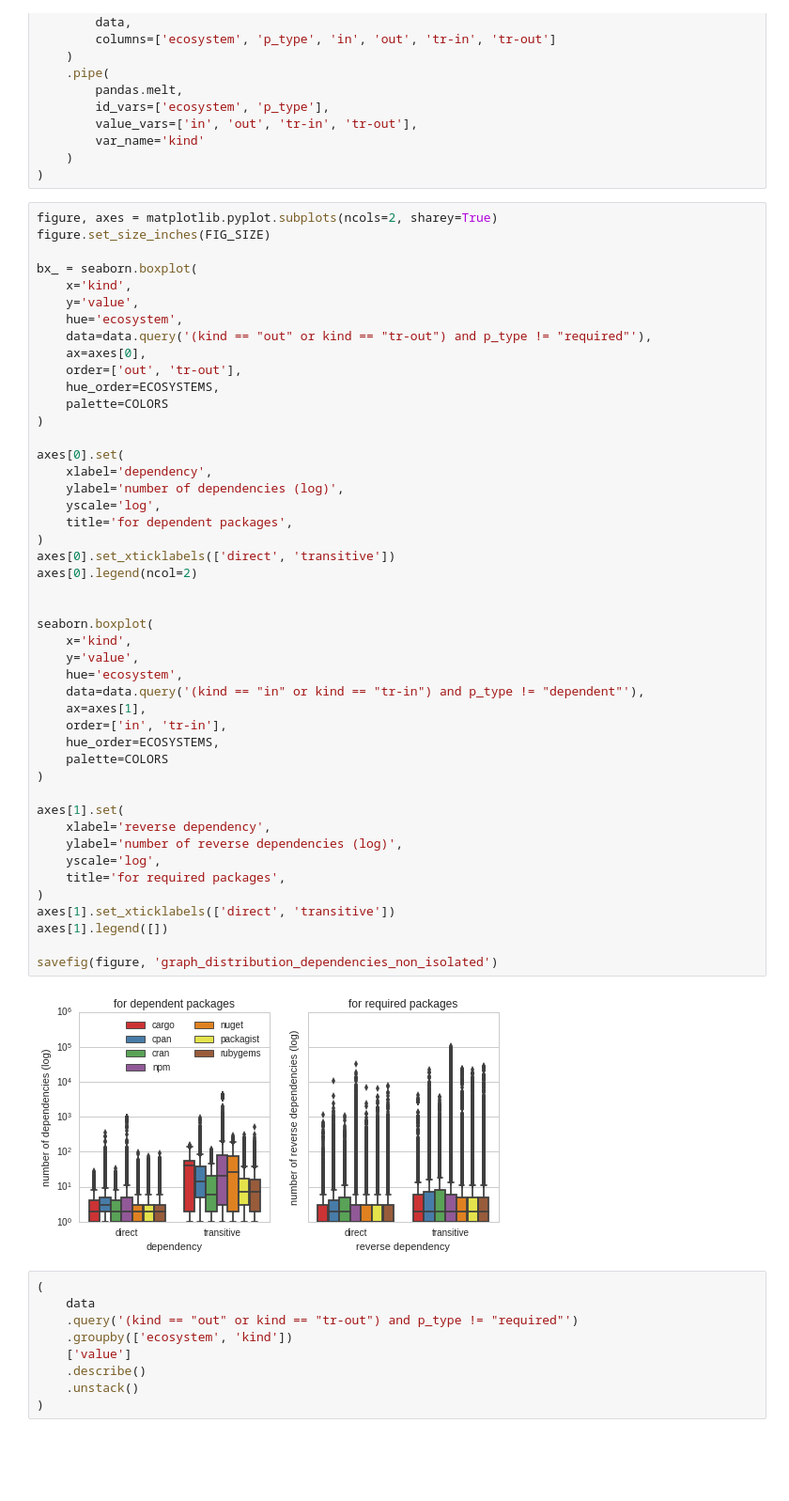
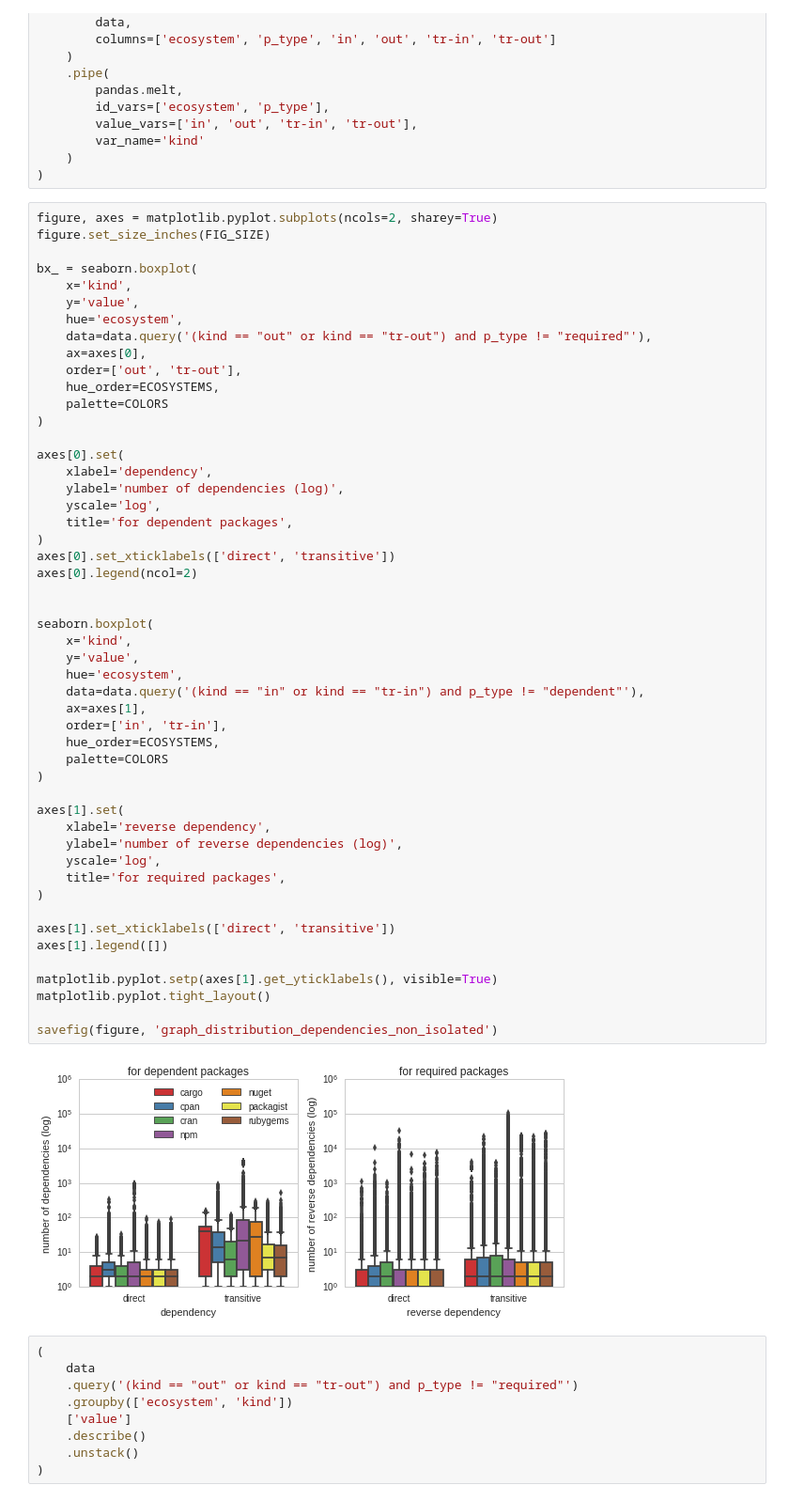
Before and after one commit to AlexandreDecan/ecos-emse, a Jupyter notebook: notebooks/Graphs metrics.ipynb, the cells around one changed output. Shown at 94% size. Cells and saved outputs as stored; diff of their text form; blank space fills up the shorter version.

Commit message:
Ticks for graph_distribution_dependencies_non_isolated

```diff
--- a/notebooks/Graphs metrics.ipynb
+++ b/notebooks/Graphs metrics.ipynb
@@ -361,34 +366,38 @@ axes[0].set(
     ylabel='number of dependencies (log)',
     yscale='log',
     title='for dependent packages',
 )
 axes[0].set_xticklabels(['direct', 'transitive'])
 axes[0].legend(ncol=2)
 
 
 seaborn.boxplot(
     x='kind',
     y='value',
     hue='ecosystem',
     data=data.query('(kind == "in" or kind == "tr-in") and p_type != "dependent"'),
     ax=axes[1],
     order=['in', 'tr-in'],
     hue_order=ECOSYSTEMS,
     palette=COLORS
 )
 
 axes[1].set(
     xlabel='reverse dependency',
     ylabel='number of reverse dependencies (log)',
     yscale='log',
     title='for required packages',
 )
+
 axes[1].set_xticklabels(['direct', 'transitive'])
 axes[1].legend([])
 
+matplotlib.pyplot.setp(axes[1].get_yticklabels(), visible=True)
+matplotlib.pyplot.tight_layout()
+
 savefig(figure, 'graph_distribution_dependencies_non_isolated')
 # %% [output]
-[figure, old version]
+[figure, new version]
 # %%
 (
     data
```
Also changed, not shown: parts of 2 cells of this notebook, 1 other file.
